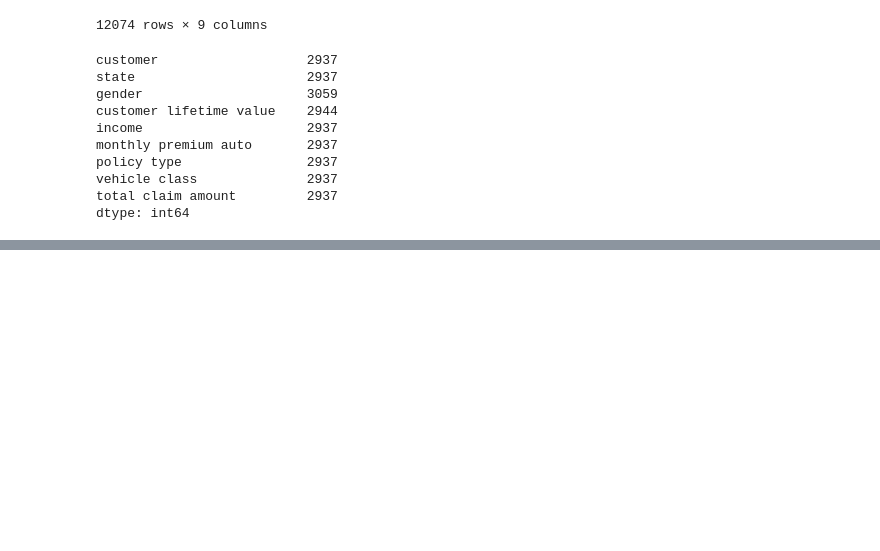
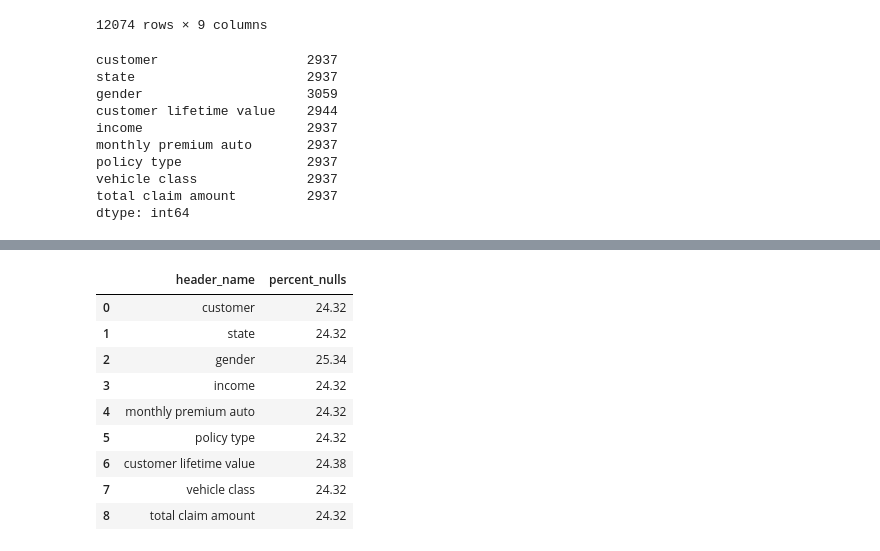
Before and after one commit to AyeeshaSiddikka/lab-customer-analysis-round-1, a Jupyter notebook: files_for_lab/csv_files/Round1.ipynb, the cells around one changed output, grey strips where cells are left out. Cells and saved outputs as stored; diff of their text form; code cells hidden in the pictures; blank space fills up the shorter version.

Commit message:
round1 updated

```diff
--- a/files_for_lab/csv_files/Round1.ipynb
+++ b/files_for_lab/csv_files/Round1.ipynb
@@ -173,0 +235,20 @@ KeyError: 'customer lifetime value'
+# %%
+round(dataframe.isna().sum()/len(dataframe),4)*100 # shows the percentage of null values in a column
+
+nulls_df = pd.DataFrame(round(dataframe.isna().sum()/len(dataframe),4)*100) #creating a new dataset for the nulls
+nulls_df
+nulls_df = nulls_df.reset_index()
+nulls_df
+nulls_df.columns = ['header_name', 'percent_nulls']
+nulls_df
+# %% [output]
+|  | header_name | percent_nulls |
+| 0 | customer | 24.32 |
+| 1 | state | 24.32 |
+| 2 | gender | 25.34 |
+| 3 | income | 24.32 |
+| 4 | monthly premium auto | 24.32 |
+| 5 | policy type | 24.32 |
+| 6 | customer lifetime value | 24.38 |
+| 7 | vehicle class | 24.32 |
+| 8 | total claim amount | 24.32 |
```
Also changed, not shown: parts of 10 cells of this notebook.
